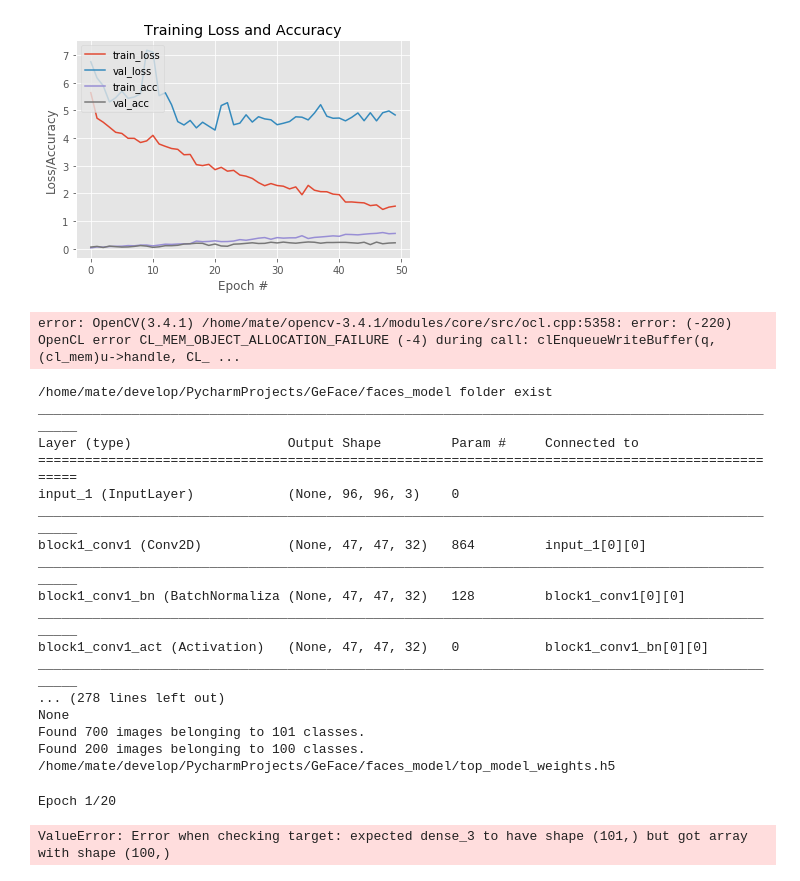
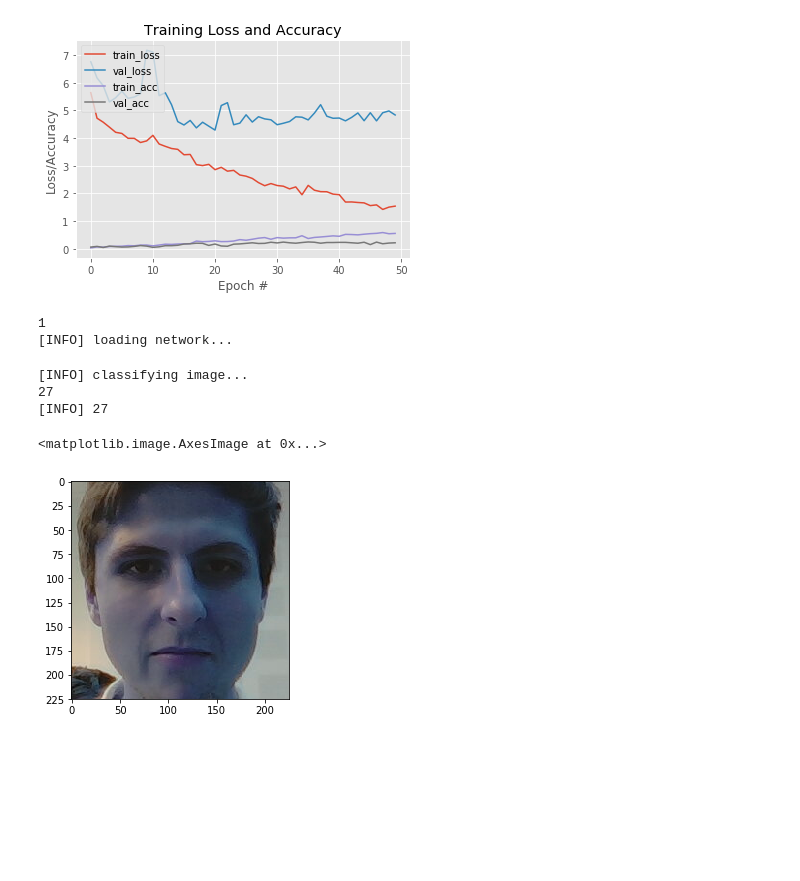
Before and after one commit to zovathio/GeFace, a Jupyter notebook: notebooks/training.ipynb, the cells around one changed output. Saved outputs shown, nothing was run; the diff lists cells and outputs as text; code cells hidden in the pictures; blank space fills up the shorter version.

Commit message:
unneccesary blocks removed from notebook

```diff
--- a/notebooks/training.ipynb
+++ b/notebooks/training.ipynb
@@ -424,7 +440,7 @@ from keras.models import load_model
 # %%
 
 # load the image
-image = cv2.imread(project_path+"orki.jpg")
+image = cv2.imread(project_path+"me2.jpg")
 
 face_cascade = cv2.CascadeClassifier('detector/haarcascade_frontalface_default.xml')
 
@@ -449,31 +465,37 @@ output = roi_color.copy()
 
 
 # pre-process the image for classification
 image = cv2.resize(image, (96, 96))
 image = image.astype("float") / 255.0
 image = img_to_array(image)
 image = np.expand_dims(image, axis=0)
 
 # load the trained convolutional neural network and the label
 # binarizer
 print("[INFO] loading network...")
 model = load_model(project_path+"model.hdf5")
 lb = pickle.loads(open(project_path+"label.label", "rb").read())
 
 # classify the input image
 print("[INFO] classifying image...")
 proba = model.predict(image)[0]
 idx = np.argmax(proba)
 label = lb.classes_[idx]
 print(label)
 # build the label and draw the label on the image
 # label = "{}: {:.2f}% ({})".format(label, proba[idx] * 100, correct)
 # output = imutils.resize(output, width=400)
 # cv2.putText(output, label, (10, 25),  cv2.FONT_HERSHEY_SIMPLEX,
 # 	0.7, (0, 255, 0), 2)
 
 # show the output image
 print("[INFO] {}".format(label))
 plt.imshow(output)
 # %% [output]
-error: OpenCV(3.4.1) /home/mate/opencv-3.4.1/modules/core/src/ocl.cpp:5358: error: (-220) OpenCL error CL_MEM_OBJECT_ALLOCATION_FAILURE (-4) during call: clEnqueueWriteBuffer(q, (cl_mem)u->handle, CL_ ...
+1
+[INFO] loading network...
+[INFO] classifying image...
+27
+[INFO] 27
+<matplotlib.image.AxesImage at 0x...>
+[figure, added]
@@ -619,22 +501,0 @@ def train(train_data_dir, validation_data_dir, model_path):
-# %%
-train("train_face", "valid_face", project_path + "faces_model")
-# %% [output]
-/home/mate/develop/PycharmProjects/GeFace/faces_model folder exist
-__________________________________________________________________________________________________
-Layer (type)                    Output Shape         Param #     Connected to
-==================================================================================================
-input_1 (InputLayer)            (None, 96, 96, 3)    0
-__________________________________________________________________________________________________
-block1_conv1 (Conv2D)           (None, 47, 47, 32)   864         input_1[0][0]
-__________________________________________________________________________________________________
-block1_conv1_bn (BatchNormaliza (None, 47, 47, 32)   128         block1_conv1[0][0]
-__________________________________________________________________________________________________
-block1_conv1_act (Activation)   (None, 47, 47, 32)   0           block1_conv1_bn[0][0]
-__________________________________________________________________________________________________
-... (278 lines left out)
-None
-Found 700 images belonging to 101 classes.
-Found 200 images belonging to 100 classes.
-/home/mate/develop/PycharmProjects/GeFace/faces_model/top_model_weights.h5
-Epoch 1/20
-ValueError: Error when checking target: expected dense_3 to have shape (101,) but got array with shape (100,)
```
Also changed, not shown: parts of 6 cells of this notebook.
